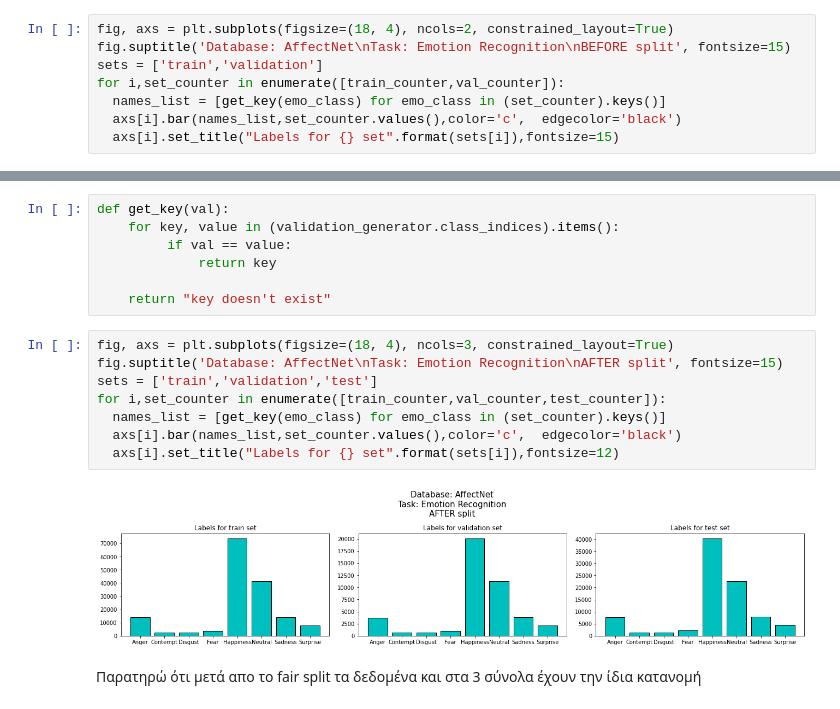
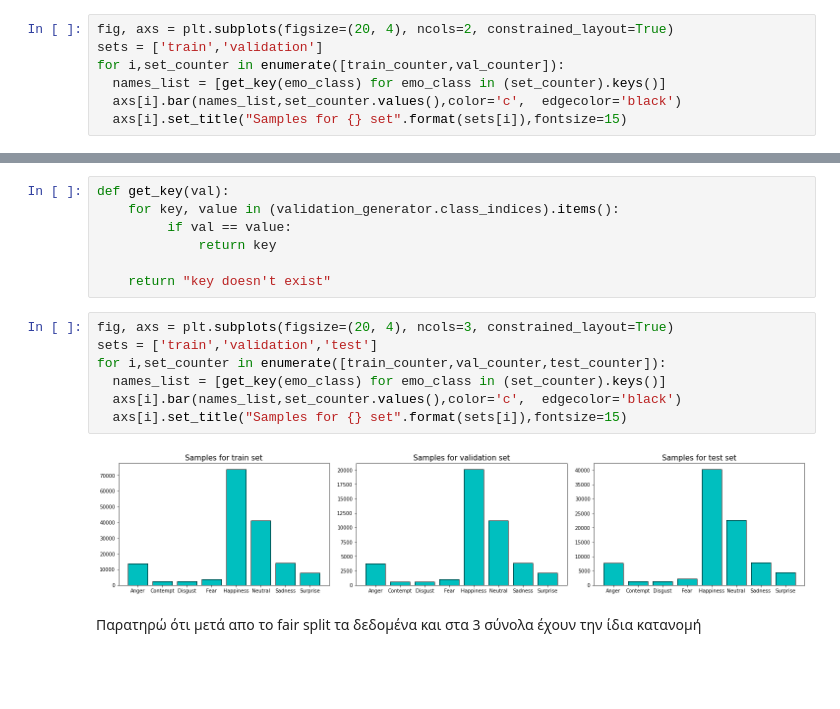
Before and after one commit to elenipapadopoulou4/thesis-code, a Jupyter notebook: Emotion_Recognition_AffectNet.ipynb, the cells around one changed output, grey strips where cells are left out. Cells and saved outputs as stored; diff of their text form; blank space fills up the shorter version.

```diff
--- a/Emotion_Recognition_AffectNet.ipynb
+++ b/Emotion_Recognition_AffectNet.ipynb
@@ -545,11 +539,10 @@ def get_key(val):
 images_counter = train_counter+val_counter
 class_names_list = [get_key(emo_class) for emo_class in (images_counter).keys()]
 # %%
-fig, axs = plt.subplots(figsize=(18, 4), ncols=2, constrained_layout=True)
-fig.suptitle('Database: AffectNet\nTask: Emotion Recognition\nBEFORE split', fontsize=15)
+fig, axs = plt.subplots(figsize=(20, 4), ncols=2, constrained_layout=True)
 sets = ['train','validation']
 for i,set_counter in enumerate([train_counter,val_counter]):
   names_list = [get_key(emo_class) for emo_class in (set_counter).keys()]
   axs[i].bar(names_list,set_counter.values(),color='c',  edgecolor='black')
-  axs[i].set_title("Labels for {} set".format(sets[i]),fontsize=15)
+  axs[i].set_title("Samples for {} set".format(sets[i]),fontsize=15)
 # %% [output]
@@ -1164,15 +1026,14 @@ def get_key(val):
 
     return "key doesn't exist"
 # %%
-fig, axs = plt.subplots(figsize=(18, 4), ncols=3, constrained_layout=True)
-fig.suptitle('Database: AffectNet\nTask: Emotion Recognition\nAFTER split', fontsize=15)
+fig, axs = plt.subplots(figsize=(20, 4), ncols=3, constrained_layout=True)
 sets = ['train','validation','test']
 for i,set_counter in enumerate([train_counter,val_counter,test_counter]):
   names_list = [get_key(emo_class) for emo_class in (set_counter).keys()]
   axs[i].bar(names_list,set_counter.values(),color='c',  edgecolor='black')
-  axs[i].set_title("Labels for {} set".format(sets[i]),fontsize=12)
+  axs[i].set_title("Samples for {} set".format(sets[i]),fontsize=15)
 # %% [output]
-[figure, old version]
+[figure, new version]
 # %% [markdown]
 Παρατηρώ ότι μετά απο το fair split τα δεδομένα και στα 3 σύνολα έχουν την ίδια κατανομή
 # %%
```
Also changed, not shown: parts of 65 cells of this notebook.
